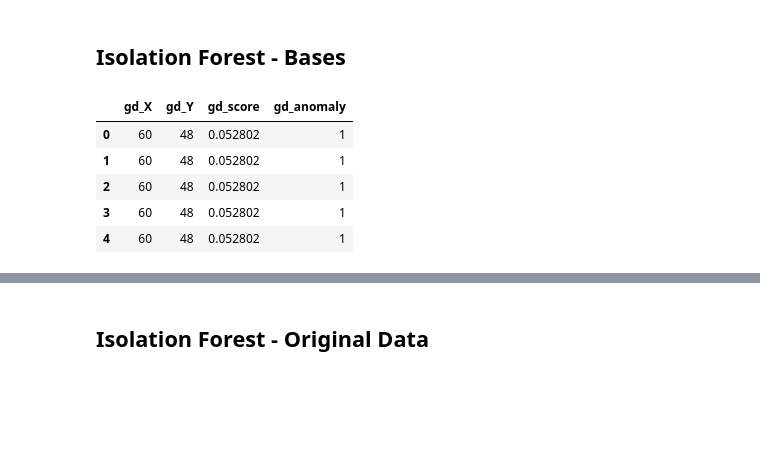
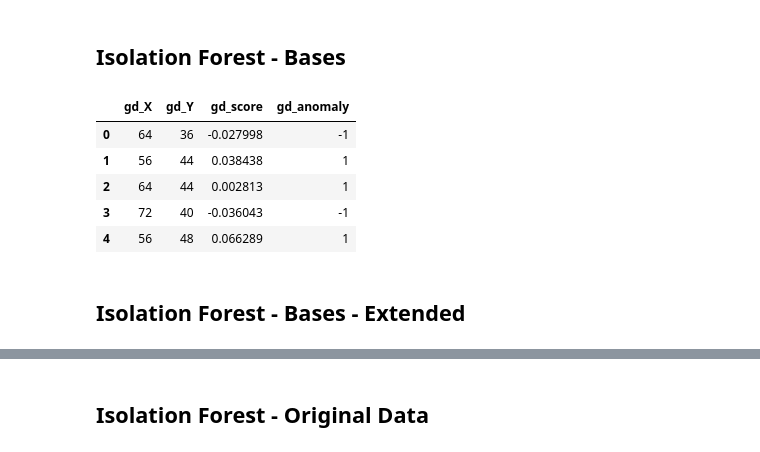
Before and after one commit to mlRosenquist/au-mlr-research-and-development-dedup, a Jupyter notebook: src/synthetic-dataset-2d.ipynb, the cells around one changed output, grey strips where cells are left out. Drawn from its saved outputs; the diff is of its cells as text; code cells hidden in the pictures; blank space fills up the shorter version.

```diff
--- a/src/synthetic-dataset-2d.ipynb
+++ b/src/synthetic-dataset-2d.ipynb
@@ -19,9 +19,9 @@ from sklearn.ensemble import IsolationForest
 # %%
 # Data generation
 SAMPLE_TRAIN_SIZE = 100
-SAMPLE_TEST_SIZE = 30
+SAMPLE_TEST_SIZE = 50
 SAMPLE_OUTLIER_SIZE = 20
-sigma = 2
+sigma = 10
 
 # Generalized Deduplication
 DEVIATION_BITS = 2
@@ -53,6 +53,10 @@ X_outliers = np.r_[
      np.c_[(rng.uniform(low=65, high=120, size=(int(SAMPLE_OUTLIER_SIZE/2), 1))), (rng.uniform(low=60, high=85, size=(int(SAMPLE_OUTLIER_SIZE/2), 1)))]
      )]
 X_outliers = X_outliers.astype(int)
+
+y_train = np.ones(SAMPLE_TRAIN_SIZE*3)
+y_test = np.ones(SAMPLE_TEST_SIZE*3)
+y_outlier = np.ones(SAMPLE_OUTLIER_SIZE - SAMPLE_OUTLIER_SIZE % 2 ) * - 1
 # %% [markdown]
 ## Perform Generalized Deduplication
 # %%
@@ -78,38 +83,40 @@ gd_clf = IsolationForest(random_state=rng)
 
 start_time = time.time()
 gd_clf.fit(X_train_bases)
 end_time = time.time()
 training_time = end_time - start_time
 
 start_time = time.time()
 y_pred_train = gd_clf.predict(X_train_bases)
 y_pred_test = gd_clf.predict(X_test_bases)
 y_pred_outliers = gd_clf.predict(X_outliers_bases)
 end_time = time.time()
 prediction_time = end_time - start_time
 
-train_score = accuracy_score(np.ones(SAMPLE_TRAIN_SIZE*3), y_pred_train)
-test_score = accuracy_score(np.ones(SAMPLE_TEST_SIZE*3), y_pred_test)
-outlier_score = accuracy_score(np.ones(SAMPLE_OUTLIER_SIZE - SAMPLE_OUTLIER_SIZE % 2 ) * - 1, y_pred_outliers)
+train_score = accuracy_score(y_train, y_pred_train)
+test_score = accuracy_score(y_test, y_pred_test)
+outlier_score = accuracy_score(y_outlier, y_pred_outliers)
 
 performance = performance.append({
     'name': 'Isolation Forest Bases',
     'train_score': train_score,
     'test_score': test_score,
     'outlier_score': outlier_score,
     'training_time': training_time,
     'prediction_time': prediction_time
 }, ignore_index=True)
 
 gd_df_results['gd_X'] = X_train_bases[:,0]
 gd_df_results['gd_Y'] = X_train_bases[:,1]
 gd_df_results['gd_score'] = gd_clf.decision_function(X_train_bases)
 gd_df_results['gd_anomaly'] = gd_clf.predict(X_train_bases)
 gd_df_results.head()
 # %% [output]
 |  | gd_X | gd_Y | gd_score | gd_anomaly |
-| 0 | 60 | 48 | 0.052802 | 1 |
-| 1 | 60 | 48 | 0.052802 | 1 |
-| 2 | 60 | 48 | 0.052802 | 1 |
-| 3 | 60 | 48 | 0.052802 | 1 |
-| 4 | 60 | 48 | 0.052802 | 1 |
+| 0 | 64 | 36 | -0.027998 | -1 |
+| 1 | 56 | 44 | 0.038438 | 1 |
+| 2 | 64 | 44 | 0.002813 | 1 |
+| 3 | 72 | 40 | -0.036043 | -1 |
+| 4 | 56 | 48 | 0.066289 | 1 |
+# %% [markdown]
+## Isolation Forest - Bases - Extended
```
Also changed, not shown: parts of 16 cells of this notebook, 5 other files.
